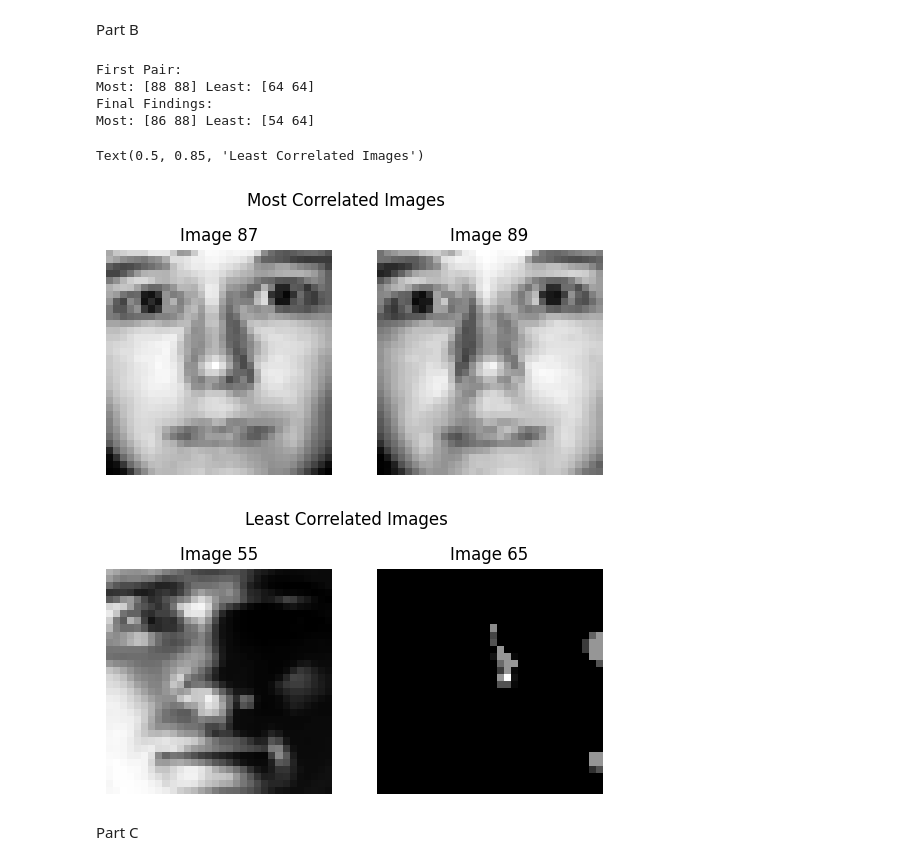
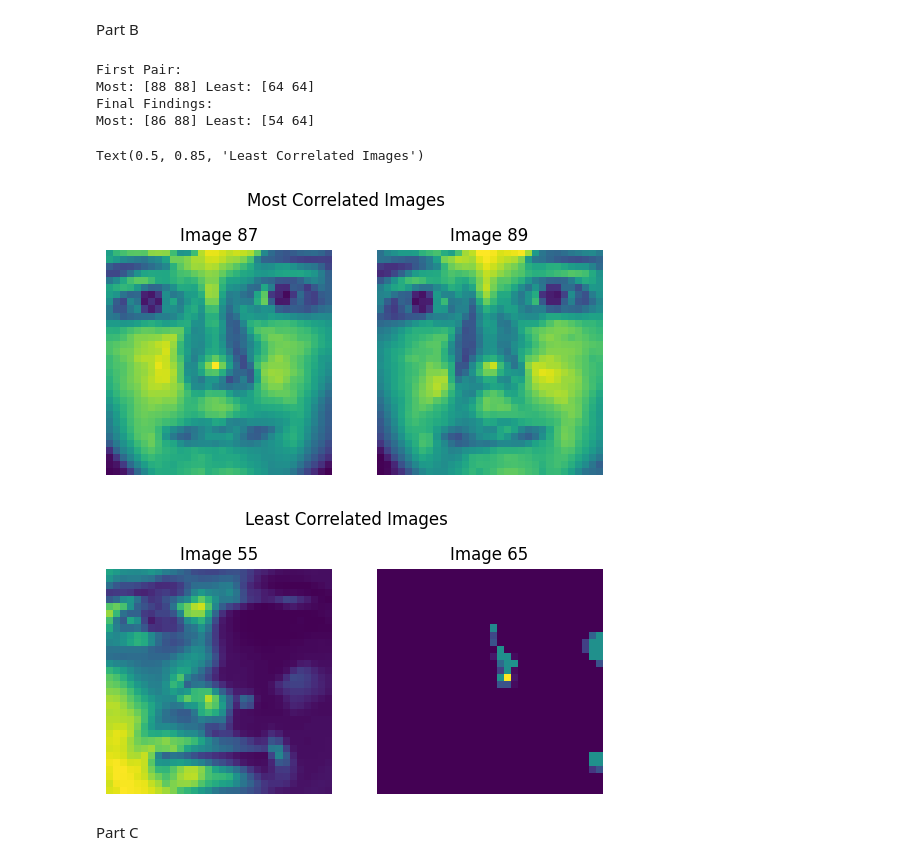
Before and after one commit to zimartin/EE-399-HW-2, a Jupyter notebook: EE 399 HW 2.ipynb, the cells around one changed output. Cells and saved outputs as stored; diff of their text form; code cells hidden in the pictures.

```diff
--- a/EE 399 HW 2.ipynb
+++ b/EE 399 HW 2.ipynb
@@ -44,37 +44,37 @@ least = np.argwhere(C == np.min(C))[0]
 print("First Pair:\nMost:", most,"Least:", least)
 
 # images are the same, look for next most/ least correlated
 most = np.argwhere(C == np.sort(C.flatten())[-3])[0]
 least = np.argwhere(C == np.sort(C.flatten())[1])[0]
 print("Final Findings:\nMost:", most,"Least:", least)
 
 # plot most correlated
 fig1 = plt.figure()
 for i in range(2):
     corr = X[:, most[i]].reshape((32, 32), order='F').T
     ax = fig1.add_subplot(1, 2, i+1)
-    ax.imshow(corr, cmap="Greys_r")
+    ax.imshow(corr)
     ax.set_title("Image " + str(most[i]+1))
     plt.axis('off')
 fig1.suptitle("Most Correlated Images", y=.85)
 
 # plot least correlated
 fig2 = plt.figure()
 for i in range(2):
     corr = X[:, least[i]].reshape((32, 32), order='F').T
     ax = fig2.add_subplot(1, 2, i+1)
-    ax.imshow(corr, cmap="Greys_r")
+    ax.imshow(corr)
     ax.set_title("Image " + str(least[i]+1))
     plt.axis('off')
 fig2.suptitle("Least Correlated Images", y=.85)
 # %% [output]
 First Pair:
 Most: [88 88] Least: [64 64]
 Final Findings:
 Most: [86 88] Least: [54 64]
 Text(0.5, 0.85, 'Least Correlated Images')
-[figure, old version]
+[figure, new version]
-[figure, old version]
+[figure, new version]
 # %% [markdown]
 Part C
 # %%
```
Also changed, not shown: parts of 3 cells of this notebook.
